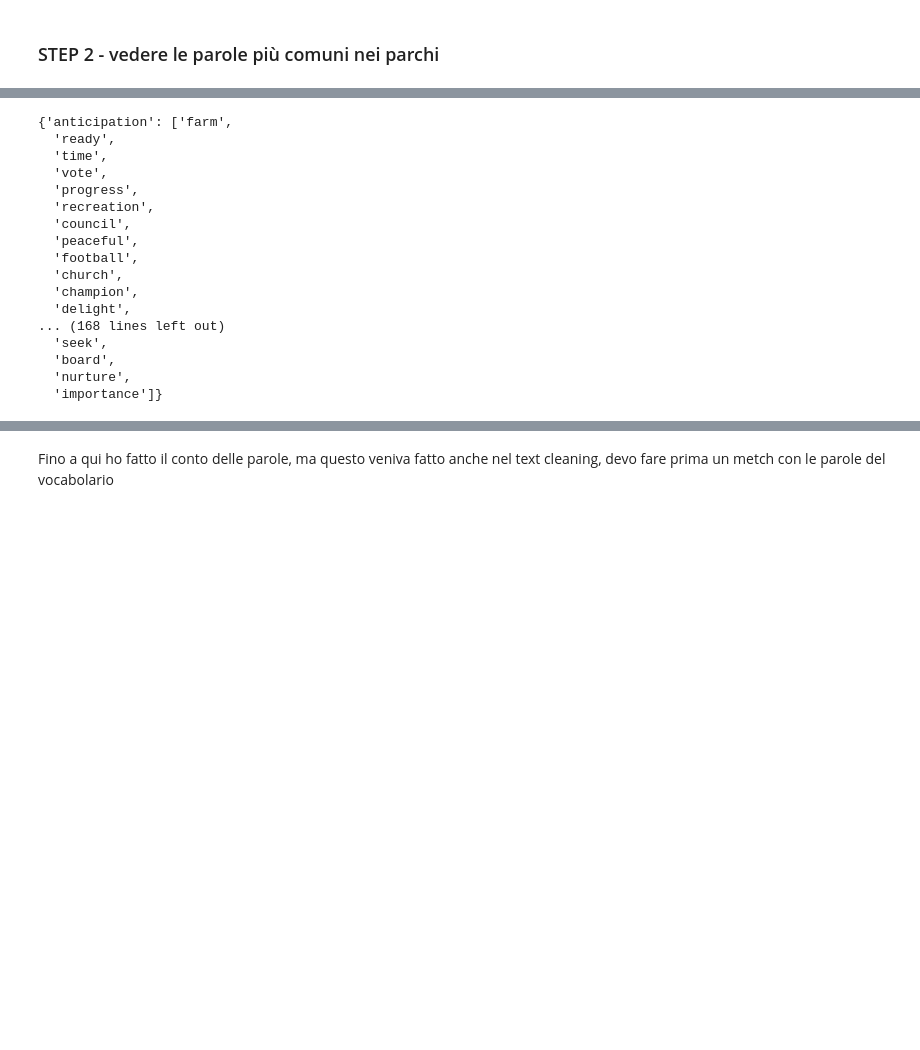
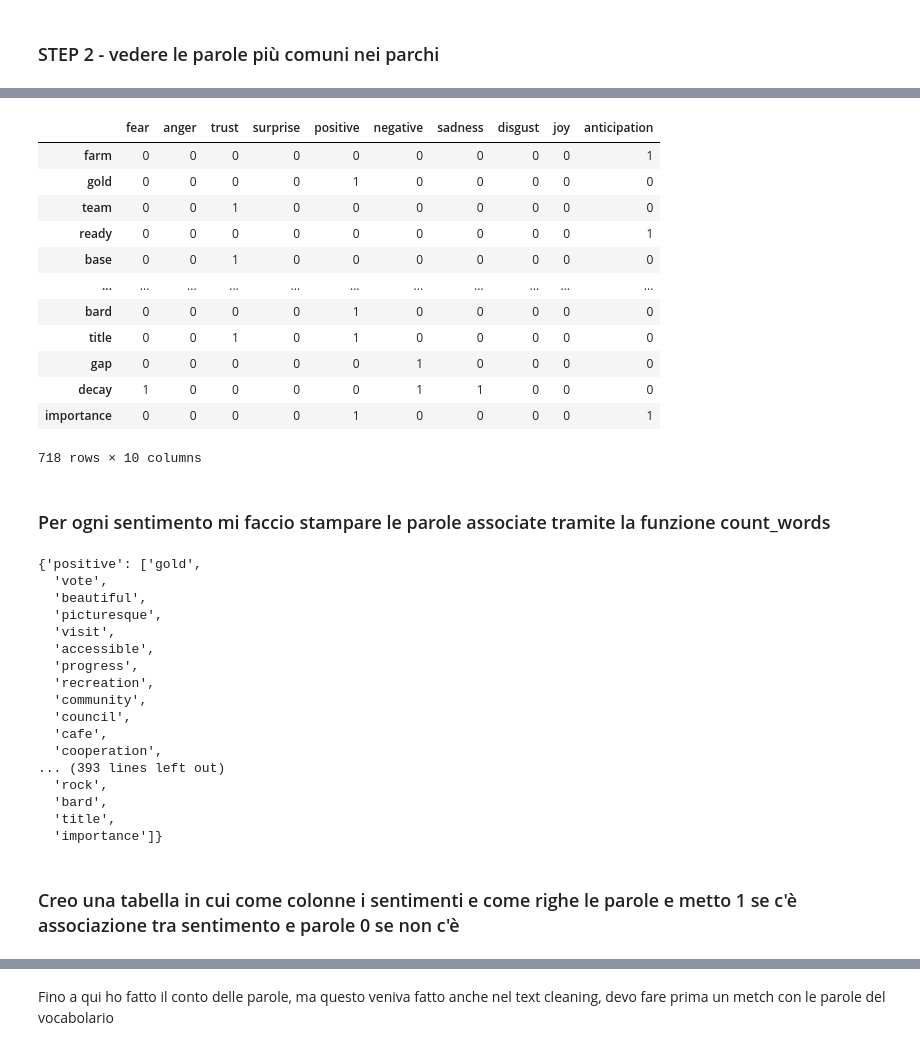
Before and after one commit to federicamontana/GoGreenRoutes, a Jupyter notebook: notebook/NRCLex_Sentiment_2.ipynb, the cells around one changed output, grey strips where cells are left out. Drawn from its saved outputs; the diff is of its cells as text; code cells hidden in the pictures; blank space fills up the shorter version.

Commit message:
creazione tabella sentimenti-parole

```diff
--- a/notebook/NRCLex_Sentiment_2.ipynb
+++ b/notebook/NRCLex_Sentiment_2.ipynb
@@ -55 +40,6 @@ df.head(10)
 10 rows × 718 columns
+# %%
+df2 = pd.DataFrame(
+                  index=pd.Index(k),
+                  columns=pd.Index(label)).fillna(0)
+df2.head()
@@ -60,35 +55,44 @@ df.to_excel('prova_fede.xlsx', sheet_name='sheet1', index=False)
+# %%
+for i in label:
+    new_df(i,df,df2)
+df2
+# %% [output]
+|  | fear | anger | trust | surprise | positive | negative | sadness | disgust | joy | anticipation |
+| farm | 0 | 0 | 0 | 0 | 0 | 0 | 0 | 0 | 0 | 1 |
+| gold | 0 | 0 | 0 | 0 | 1 | 0 | 0 | 0 | 0 | 0 |
+| team | 0 | 0 | 1 | 0 | 0 | 0 | 0 | 0 | 0 | 0 |
+| ready | 0 | 0 | 0 | 0 | 0 | 0 | 0 | 0 | 0 | 1 |
+| base | 0 | 0 | 1 | 0 | 0 | 0 | 0 | 0 | 0 | 0 |
+| ... | ... | ... | ... | ... | ... | ... | ... | ... | ... | ... |
+| bard | 0 | 0 | 0 | 0 | 1 | 0 | 0 | 0 | 0 | 0 |
+| title | 0 | 0 | 1 | 0 | 1 | 0 | 0 | 0 | 0 | 0 |
+| gap | 0 | 0 | 0 | 0 | 0 | 1 | 0 | 0 | 0 | 0 |
+| decay | 1 | 0 | 0 | 0 | 0 | 1 | 1 | 0 | 0 | 0 |
+| importance | 0 | 0 | 0 | 0 | 1 | 0 | 0 | 0 | 0 | 1 |
+718 rows × 10 columns
+# %% [markdown]
+### Per ogni sentimento mi faccio stampare le parole associate tramite la funzione count_words
 # %%
-label = ['fear',
- 'anger',
- 'trust',
- 'surprise',
- 'positive',
- 'negative',
- 'sadness',
- 'disgust',
- 'joy',
- 'anticipation']
-
-from Utility_Fede import count_words
 i = str(input("Which sentiment you want to print: "))
 result_dn = pd.DataFrame()
-#for i in label:
 count_words(i,df,result_dn)
 # %% [output]
-{'anticipation': ['farm',
-  'ready',
-  'time',
+{'positive': ['gold',
   'vote',
+  'beautiful',
+  'picturesque',
+  'visit',
+  'accessible',
   'progress',
   'recreation',
+  'community',
   'council',
-  'peaceful',
-  'football',
-  'church',
-  'champion',
-  'delight',
-... (168 lines left out)
-  'seek',
-  'board',
-  'nurture',
+  'cafe',
+  'cooperation',
+... (393 lines left out)
+  'rock',
+  'bard',
+  'title',
   'importance']}
+# %% [markdown]
+### Creo una tabella in cui come colonne i sentimenti e come righe le parole e metto 1 se c'è associazione tra sentimento e parole 0 se non c'è
```
Also changed, not shown: parts of 8 cells of this notebook, 1 other file.
